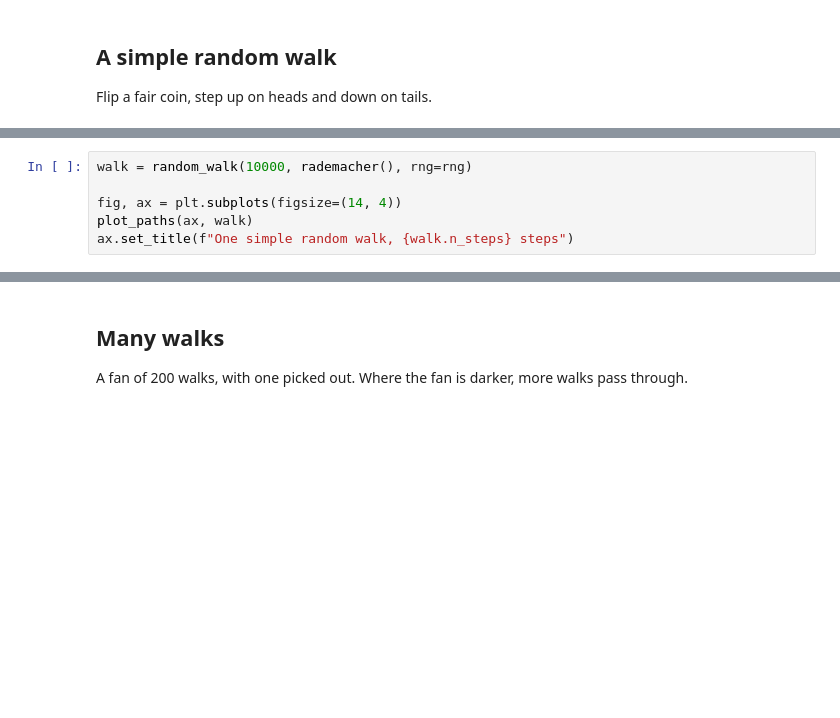
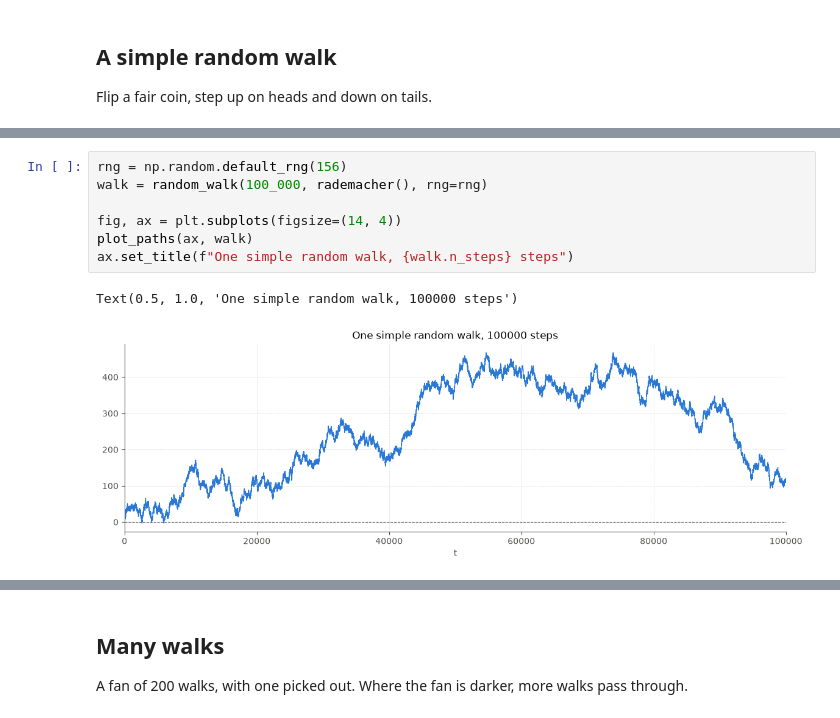
Before and after one commit to madrury/arcsine-laws, a Jupyter notebook: notebooks/plot-gallery.ipynb, the cells around one changed output, grey strips where cells are left out. Drawn from its saved outputs; the diff is of its cells as text; blank space fills up the shorter version.

```diff
--- a/notebooks/plot-gallery.ipynb
+++ b/notebooks/plot-gallery.ipynb
@@ -37,9 +44,13 @@ ax.set_title(f"One simple random walk, {walk.n_steps} steps")
 # %%
-walk = random_walk(10000, rademacher(), rng=rng)
+rng = np.random.default_rng(156)
+walk = random_walk(100_000, rademacher(), rng=rng)
 
 fig, ax = plt.subplots(figsize=(14, 4))
 plot_paths(ax, walk)
 ax.set_title(f"One simple random walk, {walk.n_steps} steps")
+# %% [output]
+Text(0.5, 1.0, 'One simple random walk, 100000 steps')
+[figure, added]
 # %%
 fig, axs = plt.subplots(2, 2, figsize=(14, 6), layout='tight')
 
```
Also changed, not shown: parts of 16 cells of this notebook, 6 other files.
